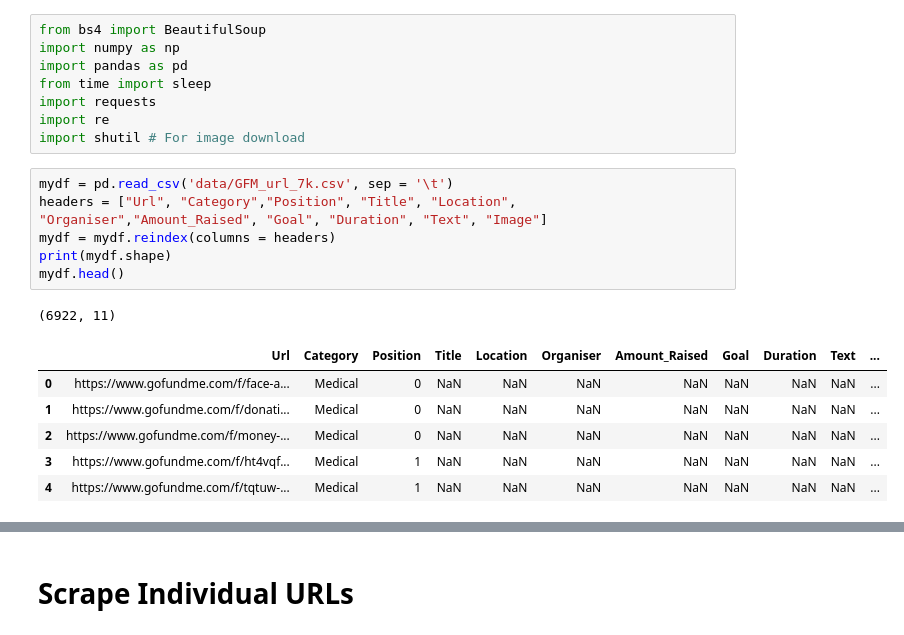
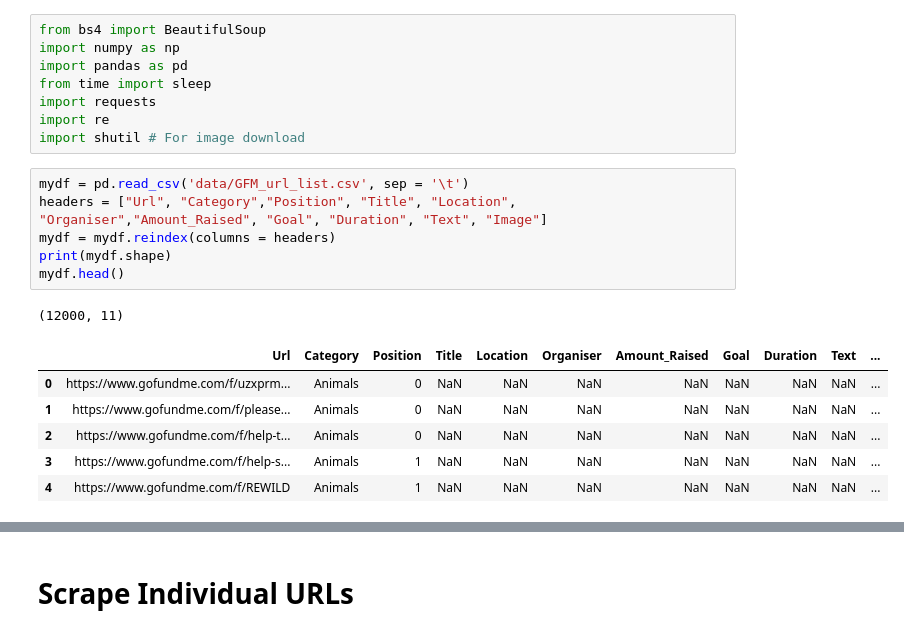
Before and after one commit to RohitashwaChaks/GoFundMe_Project, a Jupyter notebook: ScrapeURLs.ipynb, the cells around one changed output, grey strips where cells are left out. Cells and saved outputs as stored; diff of their text form.

```diff
--- a/ScrapeURLs.ipynb
+++ b/ScrapeURLs.ipynb
@@ -26,17 +26,17 @@ import requests
 import re
 import shutil # For image download
 # %%
-mydf = pd.read_csv('data/GFM_url_7k.csv', sep = '\t')
+mydf = pd.read_csv('data/GFM_url_list.csv', sep = '\t')
 headers = ["Url", "Category","Position", "Title", "Location", "Organiser","Amount_Raised", "Goal", "Duration", "Text", "Image"]
 mydf = mydf.reindex(columns = headers)
 print(mydf.shape)
 mydf.head()
 # %% [output]
-(6922, 11)
+(12000, 11)
 |  | Url | Category | Position | Title | Location | Organiser | Amount_Raised | Goal | Duration | Text | ... |
-| 0 | https://www.gofundme.com/f/face-a... | Medical | 0 | NaN | NaN | NaN | NaN | NaN | NaN | NaN | ... |
-| 1 | https://www.gofundme.com/f/donati... | Medical | 0 | NaN | NaN | NaN | NaN | NaN | NaN | NaN | ... |
-| 2 | https://www.gofundme.com/f/money-... | Medical | 0 | NaN | NaN | NaN | NaN | NaN | NaN | NaN | ... |
-| 3 | https://www.gofundme.com/f/ht4vqf... | Medical | 1 | NaN | NaN | NaN | NaN | NaN | NaN | NaN | ... |
-| 4 | https://www.gofundme.com/f/tqtuw-... | Medical | 1 | NaN | NaN | NaN | NaN | NaN | NaN | NaN | ... |
+| 0 | https://www.gofundme.com/f/uzxprm... | Animals | 0 | NaN | NaN | NaN | NaN | NaN | NaN | NaN | ... |
+| 1 | https://www.gofundme.com/f/please... | Animals | 0 | NaN | NaN | NaN | NaN | NaN | NaN | NaN | ... |
+| 2 | https://www.gofundme.com/f/help-t... | Animals | 0 | NaN | NaN | NaN | NaN | NaN | NaN | NaN | ... |
+| 3 | https://www.gofundme.com/f/help-s... | Animals | 1 | NaN | NaN | NaN | NaN | NaN | NaN | NaN | ... |
+| 4 | https://www.gofundme.com/f/REWILD | Animals | 1 | NaN | NaN | NaN | NaN | NaN | NaN | NaN | ... |
 # %%
```
Also changed, not shown: parts of 9 cells of this notebook, 24 other files.
